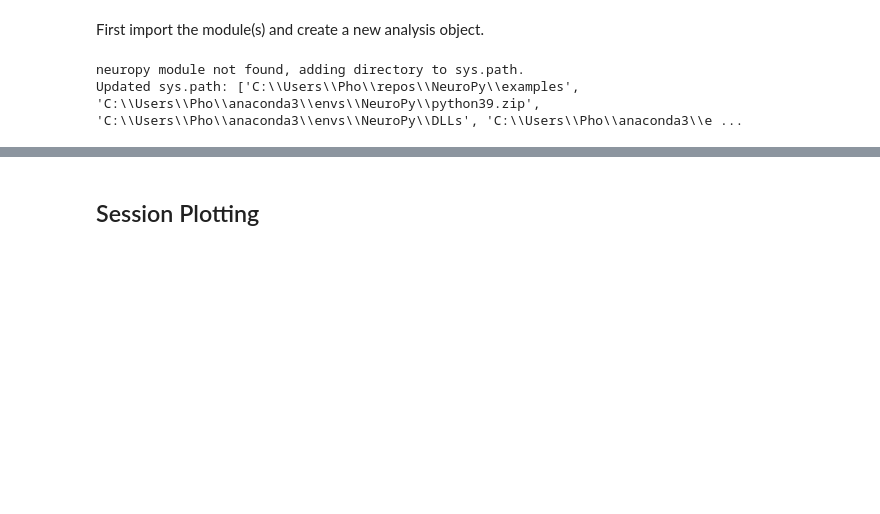
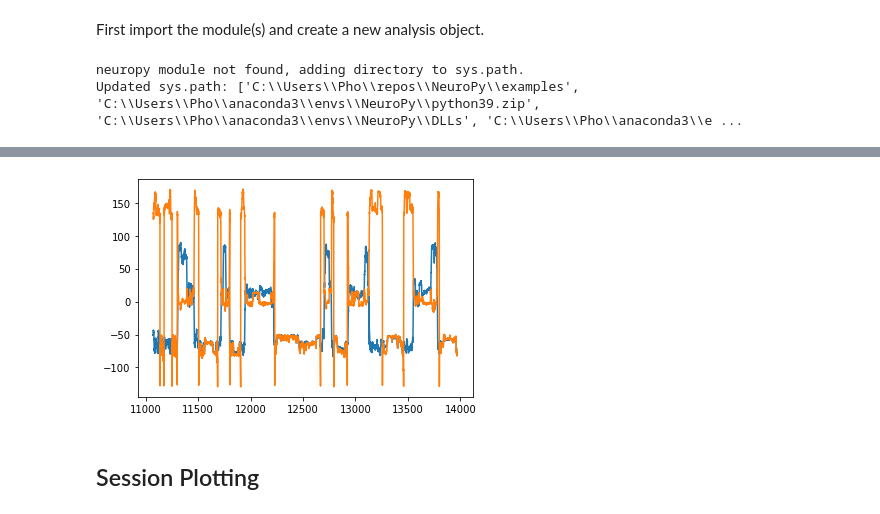
Before and after one commit to diba-lab/NeuroPy, a Jupyter notebook: examples/Placefield Analysis.ipynb, the cells around one changed output, grey strips where cells are left out. Drawn from its saved outputs; the diff is of its cells as text; code cells hidden in the pictures; blank space fills up the shorter version.

Commit message:
updated position plots

```diff
--- a/examples/Placefield Analysis.ipynb
+++ b/examples/Placefield Analysis.ipynb
@@ -61,22 +52,3 @@ acitve_epoch_timeslice_indicies2, active_positions_maze2, linearized_positions_m
-# %%
-# linearized_positions_maze1.traces.shape
-# sess.position.computed_traces
-# acitve_epoch_timeslice_indicies1
-# acitve_epoch_timeslice_indicies1
-acitve_epoch_timeslice_indicies2.shape # (2538347,)
-# linearized_positions_maze1
-# indices = self.time_slice_indicies(t_start, t_stop)
-# sess.position.computed_traces.shape # (1, 2538347)
-sess.position.filename = sess.filePrefix.with_suffix(".position.npy")
-sess.position.save()
-# %%
-# self.position.computed_traces = np.full([1, self.position.traces.shape[1]], np.nan)
-sess.position.computed_traces[0,  acitve_epoch_timeslice_indicies1] = linearized_positions_maze1.traces
-sess.position.computed_traces[0,  acitve_epoch_timeslice_indicies2] = linearized_positions_maze2.traces
-
-# sess.position.computed_traces
-sess.position.filename = sess.filePrefix.with_suffix(".position.npy")
-sess.position.save()
 # %%
 sess.ripple.to_dataframe()
 sess.pbe.to_dataframe()
@@ -105,17 +66,45 @@ sess.position.z
 # %%
 ## Plot Computed Linearized Positions:
 # %matplotlib widget
 %matplotlib inline
 import matplotlib.pyplot as plt
 
-def plot_linearized_positions(maze_pos, linear_pos):
-    plt.plot(maze_pos.time, maze_pos.x)
-    plt.plot(linear_pos.time, linear_pos.x)
+def plot_linearized_positions(time, maze_pos, linear_pos):
+    plt.plot(time, maze_pos.x)
+    plt.plot(time, linear_pos)
+    # plt.plot(linear_pos.time, linear_pos.x)
 
-plot_linearized_positions(active_positions_maze1, linearized_positions_maze1)
-plt.title('maze1')
+# active_positions = sess.position # all
+
+def plot_epoch_positions(session, active_epoch_label_name='maze1'):
+    active_epoch_times = session.epochs[active_epoch_label_name] # array([11070, 13970], dtype=int64)
+    acitve_epoch_timeslice_indicies = session.position.time_slice_indicies(active_epoch_times[0], active_epoch_times[1])
+    active_epoch_pos = session.position.time_slice(active_epoch_times[0], active_epoch_times[1])
+
+    # active_positions = sess.position # all
+    active_positions = active_epoch_pos # only this epoch
+    active_times = active_positions.time
+    active_linear_pos = active_positions.linear_pos
+
+    plot_linearized_positions(active_times, active_positions, active_linear_pos)
+
+
+active_epoch_label_name = 'maze1'
+plot_epoch_positions(sess, active_epoch_label_name)
+plt.title(active_epoch_label_name)
 plt.show()
 
-plot_linearized_positions(active_positions_maze2, linearized_positions_maze2)
-plt.title('maze2')
+active_epoch_label_name = 'maze2'
+plot_epoch_positions(sess, active_epoch_label_name)
+plt.title(active_epoch_label_name)
 plt.show()
+
+# plot_linearized_positions(active_positions_maze1, linearized_positions_maze1)
+# plt.title('maze1')
+# plt.show()
+
+# plot_linearized_positions(active_positions_maze2, linearized_positions_maze2)
+# plt.title('maze2')
+# plt.show()
+# %% [output]
+[figure, added]
```
Also changed, not shown: parts of 6 cells of this notebook.
